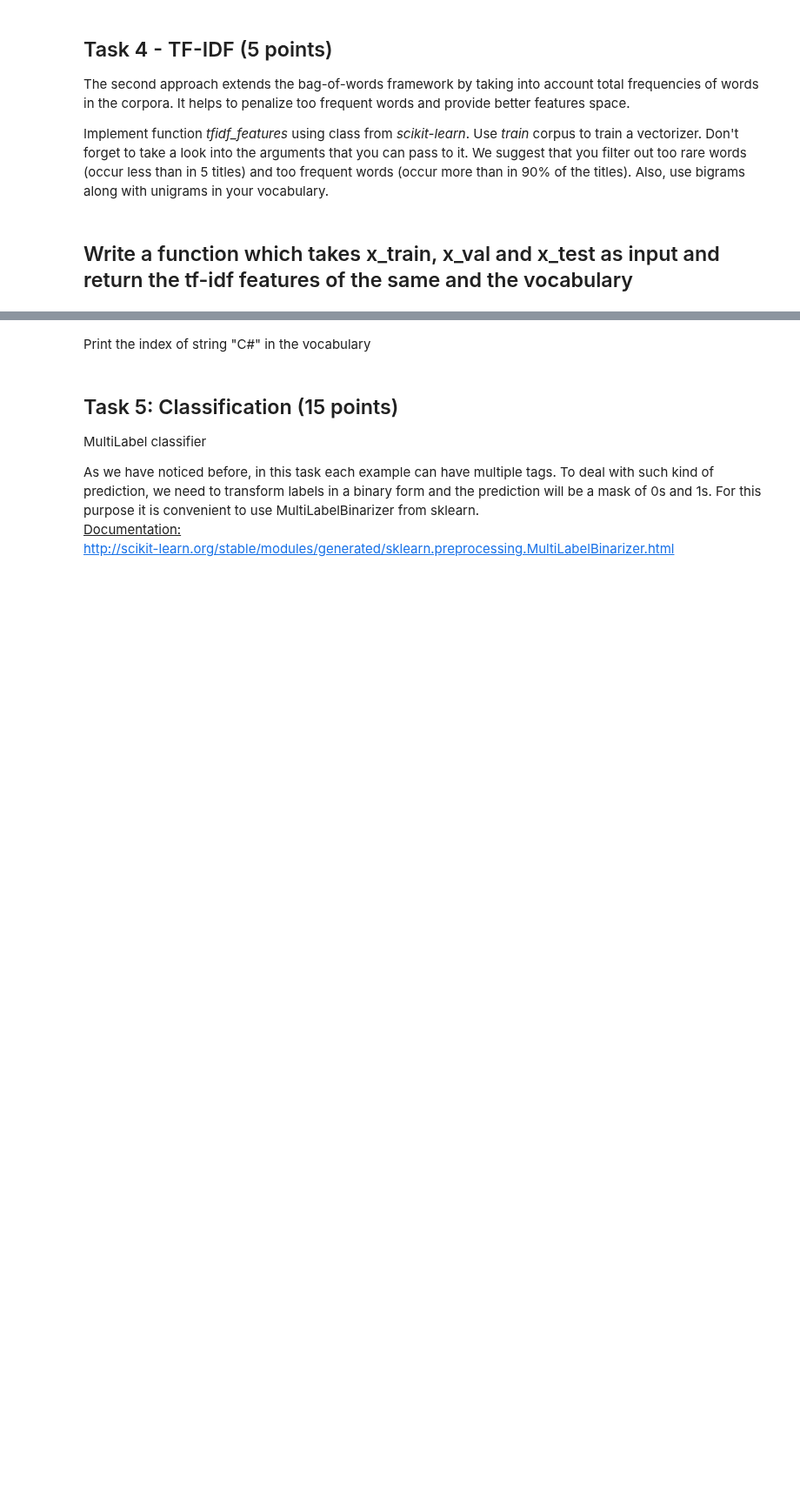
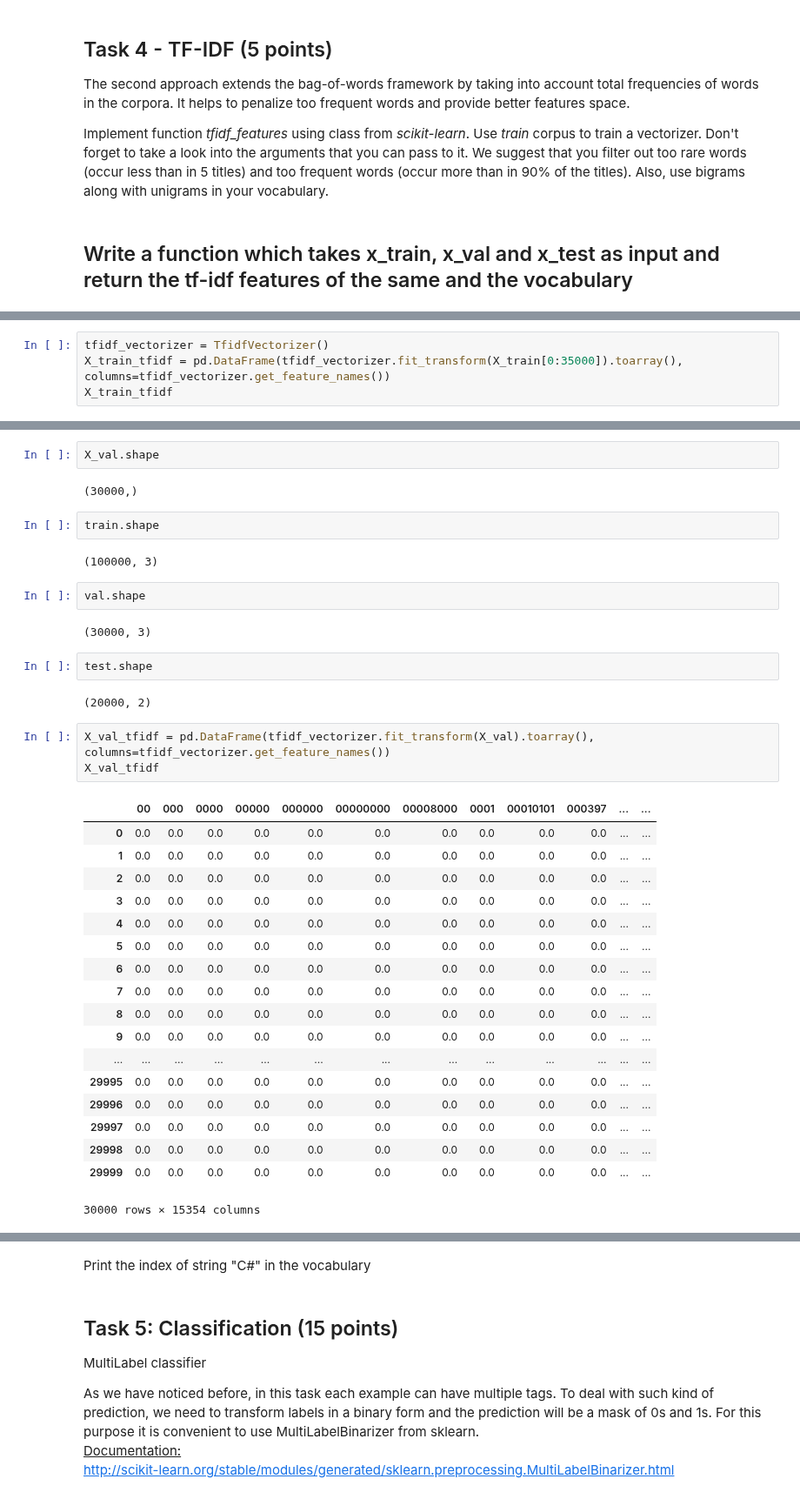
Before and after one commit to GreatLearningAIML1/chennai-aug-batch-senthilvelavan, a Jupyter notebook: StatNLP/Stats_NLP_Project_Question.ipynb, the cells around one changed output, grey strips where cells are left out. Shown at 87% size. Cells and saved outputs as stored; diff of their text form; blank space fills up the shorter version.

```diff
--- a/StatNLP/Stats_NLP_Project_Question.ipynb
+++ b/StatNLP/Stats_NLP_Project_Question.ipynb
@@ -472,0 +509,4 @@ def tfidf_features(X_train, X_val, X_test):
+# %%
+tfidf_vectorizer = TfidfVectorizer()
+X_train_tfidf = pd.DataFrame(tfidf_vectorizer.fit_transform(X_train[0:35000]).toarray(), columns=tfidf_vectorizer.get_feature_names())
+X_train_tfidf
@@ -472,0 +532,38 @@ def tfidf_features(X_train, X_val, X_test):
+# %%
+X_val.shape
+# %% [output]
+(30000,)
+# %%
+train.shape
+# %% [output]
+(100000, 3)
+# %%
+val.shape
+# %% [output]
+(30000, 3)
+# %%
+test.shape
+# %% [output]
+(20000, 2)
+# %%
+X_val_tfidf = pd.DataFrame(tfidf_vectorizer.fit_transform(X_val).toarray(), columns=tfidf_vectorizer.get_feature_names())
+X_val_tfidf
+# %% [output]
+|  | 00 | 000 | 0000 | 00000 | 000000 | 00000000 | 00008000 | 0001 | 00010101 | 000397 | ... | ... |
+| 0 | 0.0 | 0.0 | 0.0 | 0.0 | 0.0 | 0.0 | 0.0 | 0.0 | 0.0 | 0.0 | ... | ... |
+| 1 | 0.0 | 0.0 | 0.0 | 0.0 | 0.0 | 0.0 | 0.0 | 0.0 | 0.0 | 0.0 | ... | ... |
+| 2 | 0.0 | 0.0 | 0.0 | 0.0 | 0.0 | 0.0 | 0.0 | 0.0 | 0.0 | 0.0 | ... | ... |
+| 3 | 0.0 | 0.0 | 0.0 | 0.0 | 0.0 | 0.0 | 0.0 | 0.0 | 0.0 | 0.0 | ... | ... |
+| 4 | 0.0 | 0.0 | 0.0 | 0.0 | 0.0 | 0.0 | 0.0 | 0.0 | 0.0 | 0.0 | ... | ... |
+| 5 | 0.0 | 0.0 | 0.0 | 0.0 | 0.0 | 0.0 | 0.0 | 0.0 | 0.0 | 0.0 | ... | ... |
+| 6 | 0.0 | 0.0 | 0.0 | 0.0 | 0.0 | 0.0 | 0.0 | 0.0 | 0.0 | 0.0 | ... | ... |
+| 7 | 0.0 | 0.0 | 0.0 | 0.0 | 0.0 | 0.0 | 0.0 | 0.0 | 0.0 | 0.0 | ... | ... |
+| 8 | 0.0 | 0.0 | 0.0 | 0.0 | 0.0 | 0.0 | 0.0 | 0.0 | 0.0 | 0.0 | ... | ... |
+| 9 | 0.0 | 0.0 | 0.0 | 0.0 | 0.0 | 0.0 | 0.0 | 0.0 | 0.0 | 0.0 | ... | ... |
+| ... | ... | ... | ... | ... | ... | ... | ... | ... | ... | ... | ... | ... |
+| 29995 | 0.0 | 0.0 | 0.0 | 0.0 | 0.0 | 0.0 | 0.0 | 0.0 | 0.0 | 0.0 | ... | ... |
+| 29996 | 0.0 | 0.0 | 0.0 | 0.0 | 0.0 | 0.0 | 0.0 | 0.0 | 0.0 | 0.0 | ... | ... |
+| 29997 | 0.0 | 0.0 | 0.0 | 0.0 | 0.0 | 0.0 | 0.0 | 0.0 | 0.0 | 0.0 | ... | ... |
+| 29998 | 0.0 | 0.0 | 0.0 | 0.0 | 0.0 | 0.0 | 0.0 | 0.0 | 0.0 | 0.0 | ... | ... |
+| 29999 | 0.0 | 0.0 | 0.0 | 0.0 | 0.0 | 0.0 | 0.0 | 0.0 | 0.0 | 0.0 | ... | ... |
+30000 rows × 15354 columns
```
Also changed, not shown: parts of 19 cells of this notebook.
